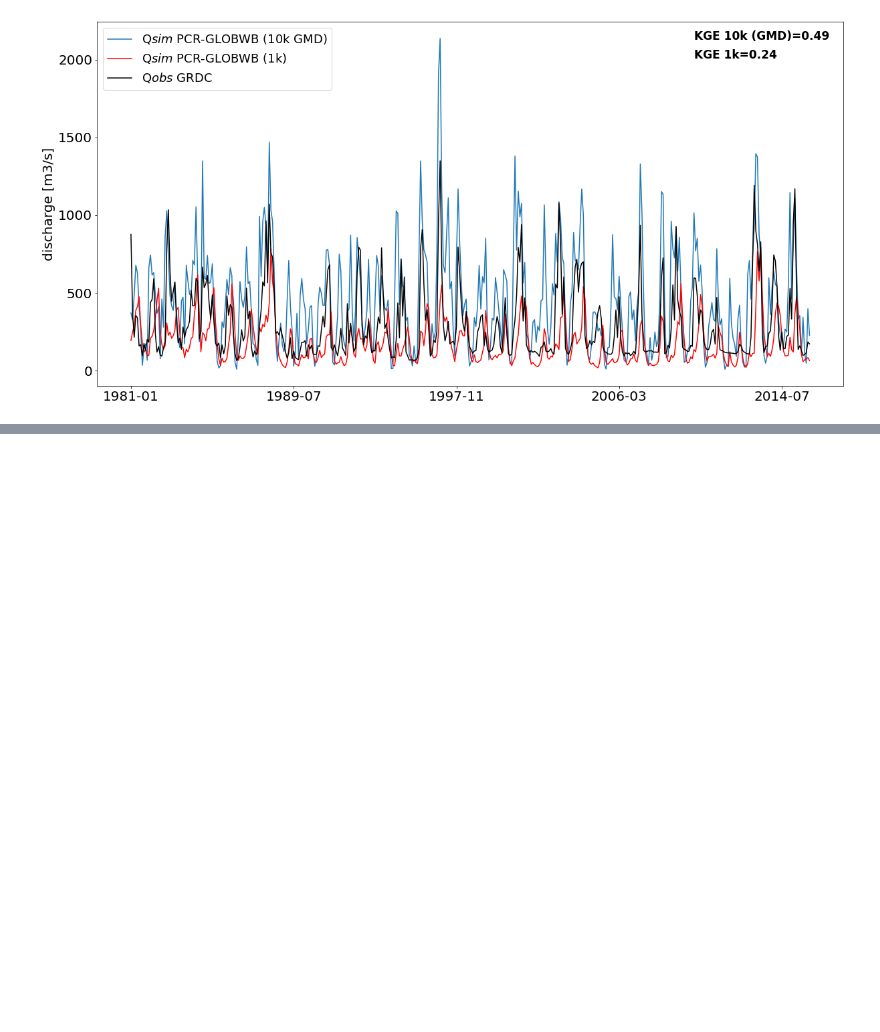
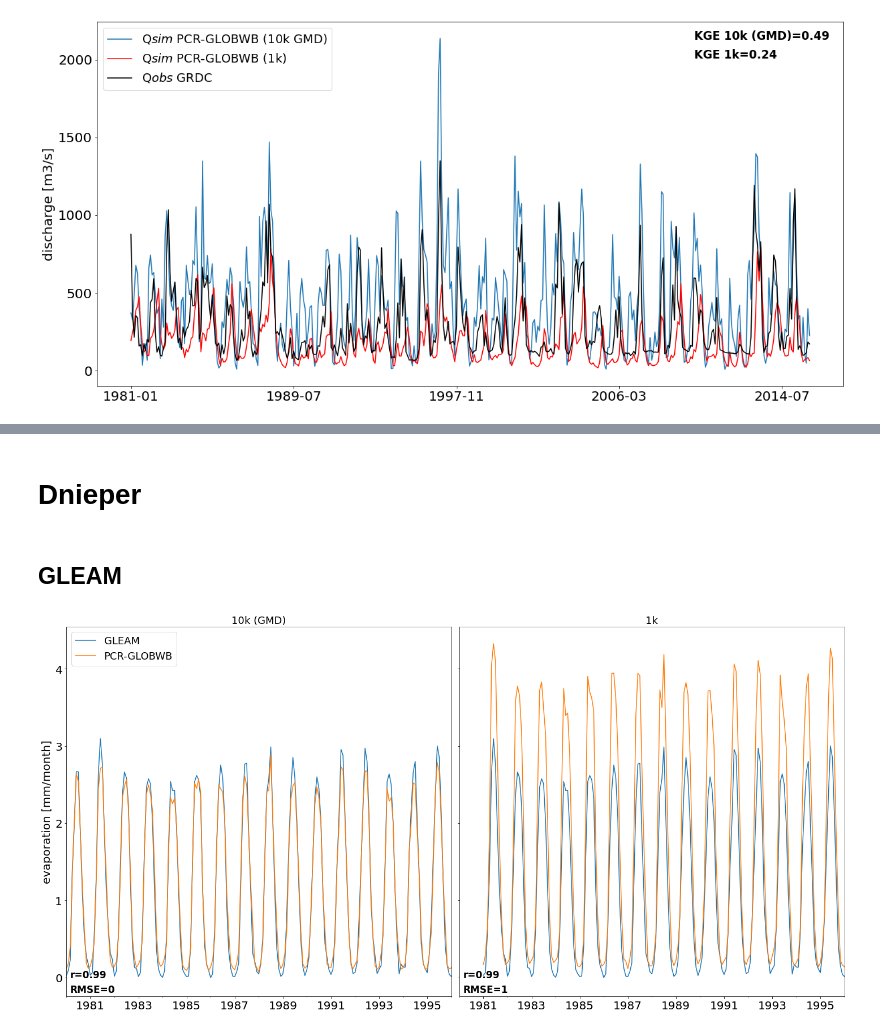
Before and after one commit to JannisHoch/Europe1k_analysis, a Jupyter notebook: output_processing.ipynb, the cells around one changed output, grey strips where cells are left out. Cells and saved outputs as stored; diff of their text form; code cells hidden in the pictures; blank space fills up the shorter version.

Commit message:
Po and Dnieper analyzed

```diff
--- a/output_processing.ipynb
+++ b/output_processing.ipynb
@@ -291,0 +423,54 @@ plt.savefig('figs/comparison_Ebro_GRDC.png', dpi=300, bbox_inches='tight')
+# %% [markdown]
+<a id='Dnieper'></a>
+
+# Dnieper
+# %% [markdown]
+## GLEAM
+# %%
+# paths to model output data (includes observations already as well)
+GLEAM_10k_GMD_fo = 'output/Dnieper/evaluated_timeseries_GLEAM_10k_GMD.csv'
+GLEAM_1k_fo =  'output/Dnieper/evaluated_timeseries_GLEAM_1k.csv'
+
+# load data
+GLEAM_10k_GMD = pd.read_csv(GLEAM_10k_GMD_fo, index_col=0)
+GLEAM_1k  = pd.read_csv(GLEAM_1k_fo, index_col=0)
+
+# remove missing values
+GLEAM_10k_GMD = GLEAM_10k_GMD.dropna()
+GLEAM_1k = GLEAM_1k.dropna()
+
+# set index
+GLEAM_10k_GMD.set_index(pd.to_datetime(GLEAM_10k_GMD.index), inplace=True)
+GLEAM_1k.set_index(pd.to_datetime(GLEAM_1k.index), inplace=True)
+
+# give columns a more meaningful name
+GLEAM_10k_GMD = GLEAM_10k_GMD.rename(columns={'E':'GLEAM', 'total_evaporation': 'PCR-GLOBWB'})
+
+# check overall first and last timestep of data
+idx_min = min(GLEAM_10k_GMD.index.values.min(), GLEAM_1k.index.values.min())
+idx_max = min(GLEAM_10k_GMD.index.values.max(), GLEAM_1k.index.values.max())
+
+#plot
+fig, (ax1, ax2) = plt.subplots(1, 2, figsize=(20, 10), sharey=True)
+
+GLEAM_10k_GMD.plot(ax=ax1)
+GLEAM_1k.plot(ax=ax2, legend=None)
+
+ax1.legend(loc="upper left", fontsize=18)
+
+ax1.set_title('10k (GMD)', fontsize=18)
+ax2.set_title('1k', fontsize=18)
+
+ax1.set_ylabel('evaporation [mm/month]', fontsize=20)
+
+for ax, r, rmse in zip([ax1, ax2], [0.99, 0.99], [0, 1]):
+    ax.set_xlim(idx_min, idx_max)
+    ax.tick_params(labelsize=20)
+    ax.text(0.01, 0.05, 'r={}'.format(r), fontsize=17, fontweight='bold', transform=ax.transAxes)
+    ax.text(0.01, 0.01, 'RMSE={}'.format(rmse), fontsize=17, fontweight='bold', transform=ax.transAxes)
+
+plt.tight_layout()
+
+plt.savefig('figs/comparison_Dnieper_GLEAM.png', dpi=300, bbox_inches='tight')
+# %% [output]
+[figure, added]
```
Also changed, not shown: parts of 32 cells of this notebook, 1 other file.
